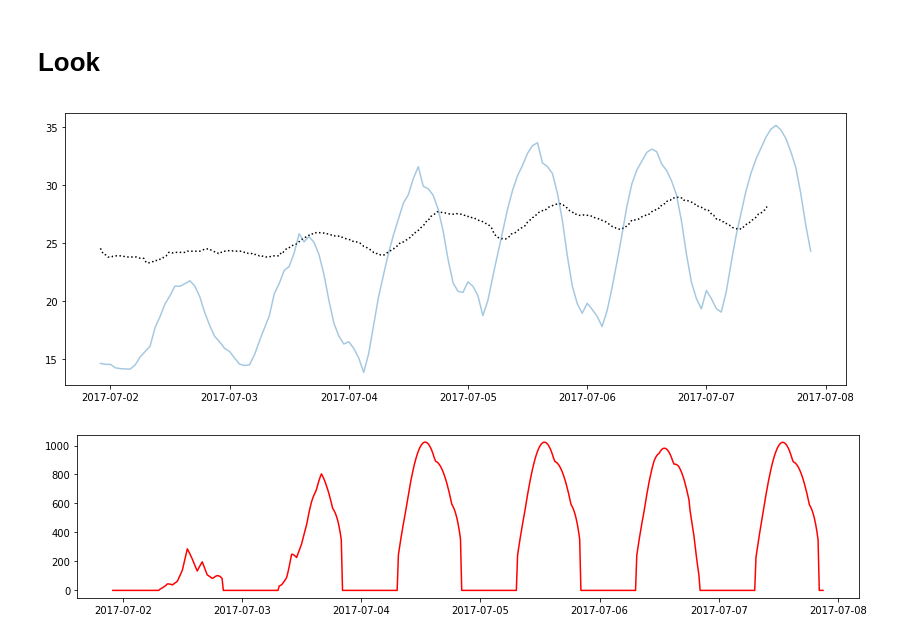
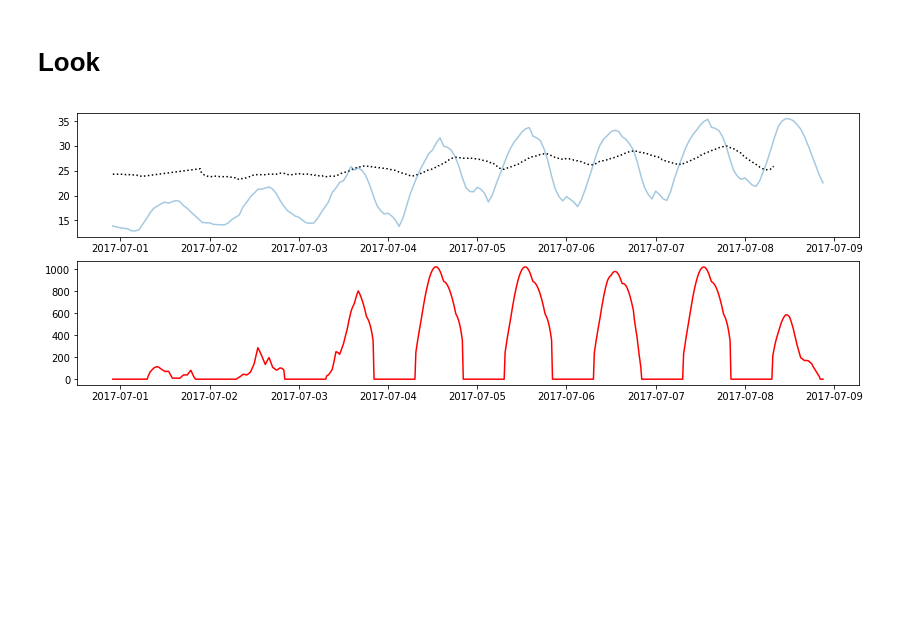
Before and after one commit to xdze2/thermique_appart, a Jupyter notebook: get_data_and_preprocess.ipynb, the cells around one changed output. Saved outputs shown, nothing was run; the diff lists cells and outputs as text; code cells hidden in the pictures; blank space fills up the shorter version.

```diff
--- a/get_data_and_preprocess.ipynb
+++ b/get_data_and_preprocess.ipynb
@@ -18,7 +18,7 @@ import emoncmsfeed as getfeeds
 # %%
 coords_grenoble = (45.1973288, 5.7139923) #(45.1973288, 5.7103223)
 
-startday = pd.to_datetime('02/07/2017', format='%d/%m/%Y').tz_localize('Europe/Paris')
+startday = pd.to_datetime('01/07/2017', format='%d/%m/%Y').tz_localize('Europe/Paris')
 lastday = pd.to_datetime('now').tz_localize('Europe/Paris')
 # %%
 # download the data:
@@ -124,12 +124,11 @@ weatherdata.to_pickle( 'weatherdata.pck' )
 # Look
 # %%
 plt.figure( figsize=(14, 5) )
-
+plt.subplot( 2, 1, 1 )
 plt.plot(weatherdata['T_int'] , ':k')
 plt.plot(weatherdata['temperature'], alpha=0.4);
 
-plt.figure( figsize=(14, 3) )
+plt.subplot( 2, 1, 2 )
 plt.plot(weatherdata['flux_tot'] , 'r');
 # %% [output]
-[figure, old version]
+[figure, new version]
-[figure, removed]
```
Also changed, not shown: parts of 9 cells of this notebook, 1 other file.
